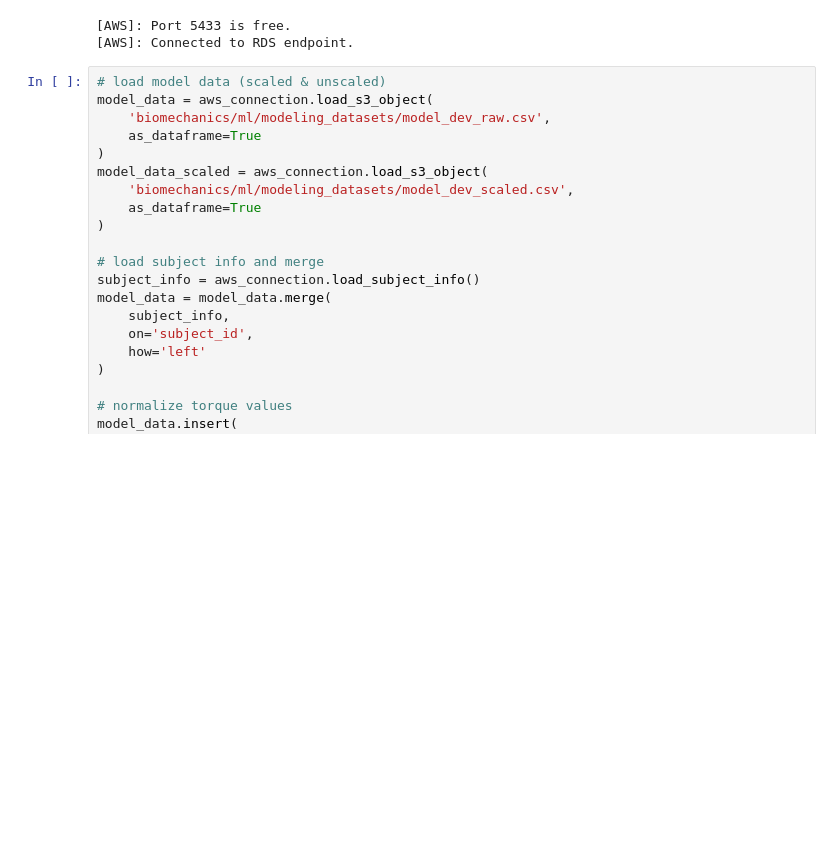
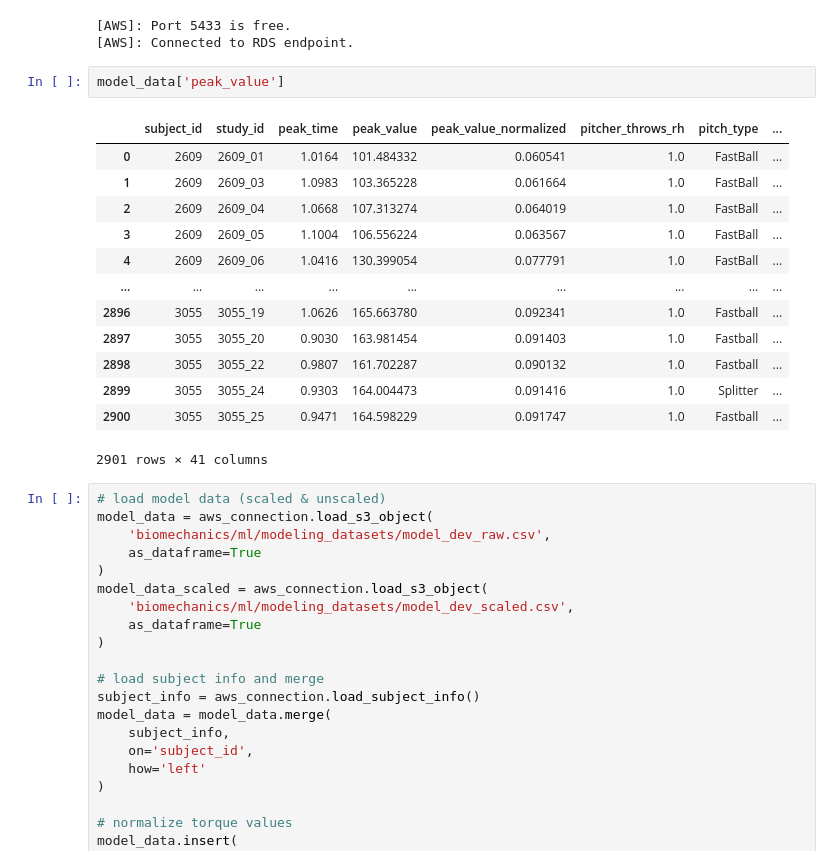
Before and after one commit to humanrithm/pitch-ml, a Jupyter notebook: dev/data_sci/dev_evt_model.ipynb, the cells around one changed output. Drawn from its saved outputs; the diff is of its cells as text; blank space fills up the shorter version.

Commit message:
EVT model updates

```diff
--- a/dev/data_sci/dev_evt_model.ipynb
+++ b/dev/data_sci/dev_evt_model.ipynb
@@ -12,6 +12,22 @@ aws_connection.connect()
 # %% [output]
 [AWS]: Port 5433 is free.
 [AWS]: Connected to RDS endpoint.
+# %%
+model_data['peak_value']
+# %% [output]
+|  | subject_id | study_id | peak_time | peak_value | peak_value_normalized | pitcher_throws_rh | pitch_type | ... |
+| 0 | 2609 | 2609_01 | 1.0164 | 101.484332 | 0.060541 | 1.0 | FastBall | ... |
+| 1 | 2609 | 2609_03 | 1.0983 | 103.365228 | 0.061664 | 1.0 | FastBall | ... |
+| 2 | 2609 | 2609_04 | 1.0668 | 107.313274 | 0.064019 | 1.0 | FastBall | ... |
+| 3 | 2609 | 2609_05 | 1.1004 | 106.556224 | 0.063567 | 1.0 | FastBall | ... |
+| 4 | 2609 | 2609_06 | 1.0416 | 130.399054 | 0.077791 | 1.0 | FastBall | ... |
+| ... | ... | ... | ... | ... | ... | ... | ... | ... |
+| 2896 | 3055 | 3055_19 | 1.0626 | 165.663780 | 0.092341 | 1.0 | Fastball | ... |
+| 2897 | 3055 | 3055_20 | 0.9030 | 163.981454 | 0.091403 | 1.0 | Fastball | ... |
+| 2898 | 3055 | 3055_22 | 0.9807 | 161.702287 | 0.090132 | 1.0 | Fastball | ... |
+| 2899 | 3055 | 3055_24 | 0.9303 | 164.004473 | 0.091416 | 1.0 | Splitter | ... |
+| 2900 | 3055 | 3055_25 | 0.9471 | 164.598229 | 0.091747 | 1.0 | Fastball | ... |
+2901 rows × 41 columns
 # %%
 # load model data (scaled & unscaled)
 model_data = aws_connection.load_s3_object(
```
Also changed, not shown: parts of 1 cell of this notebook, 1 other file.
